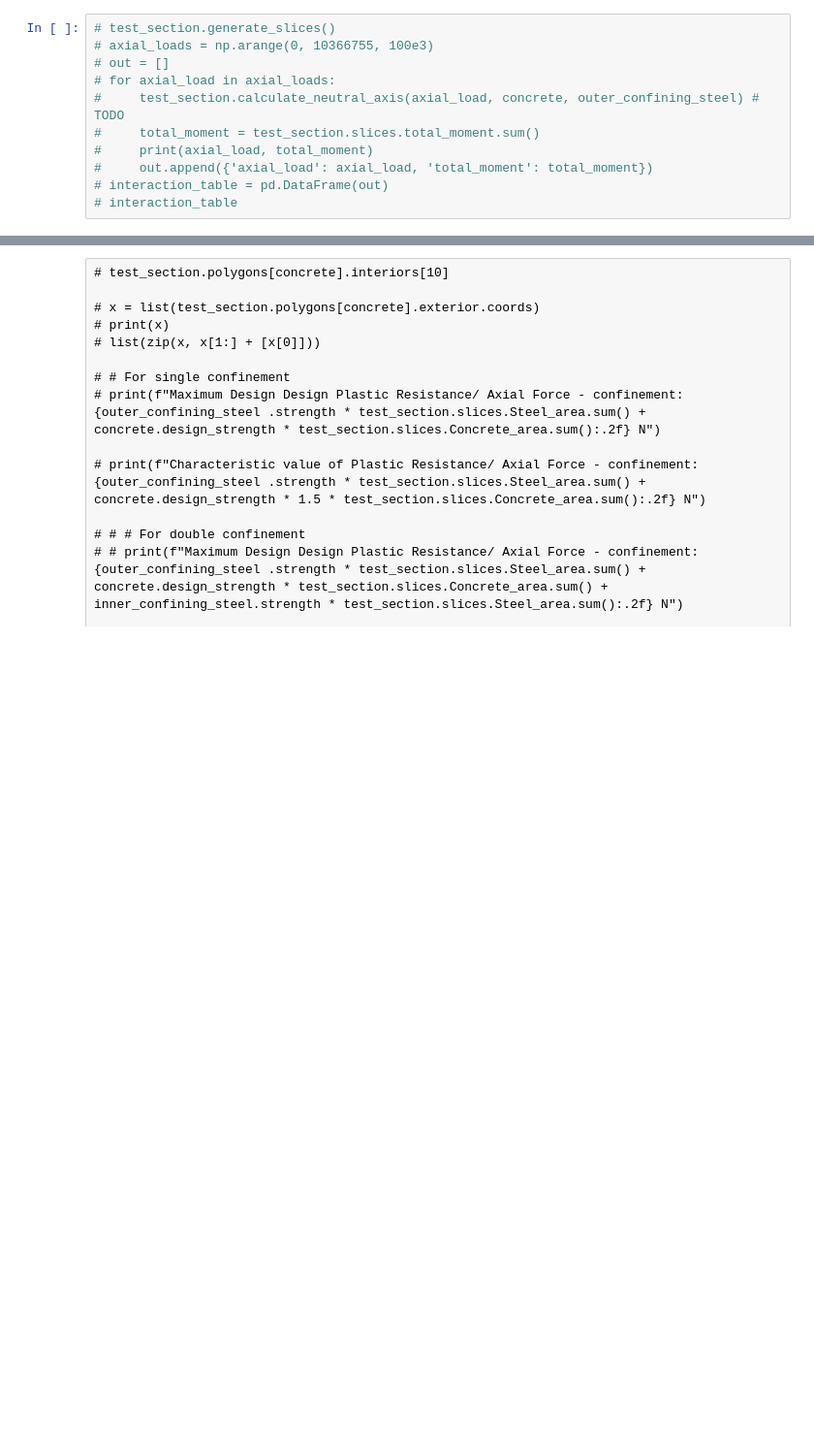
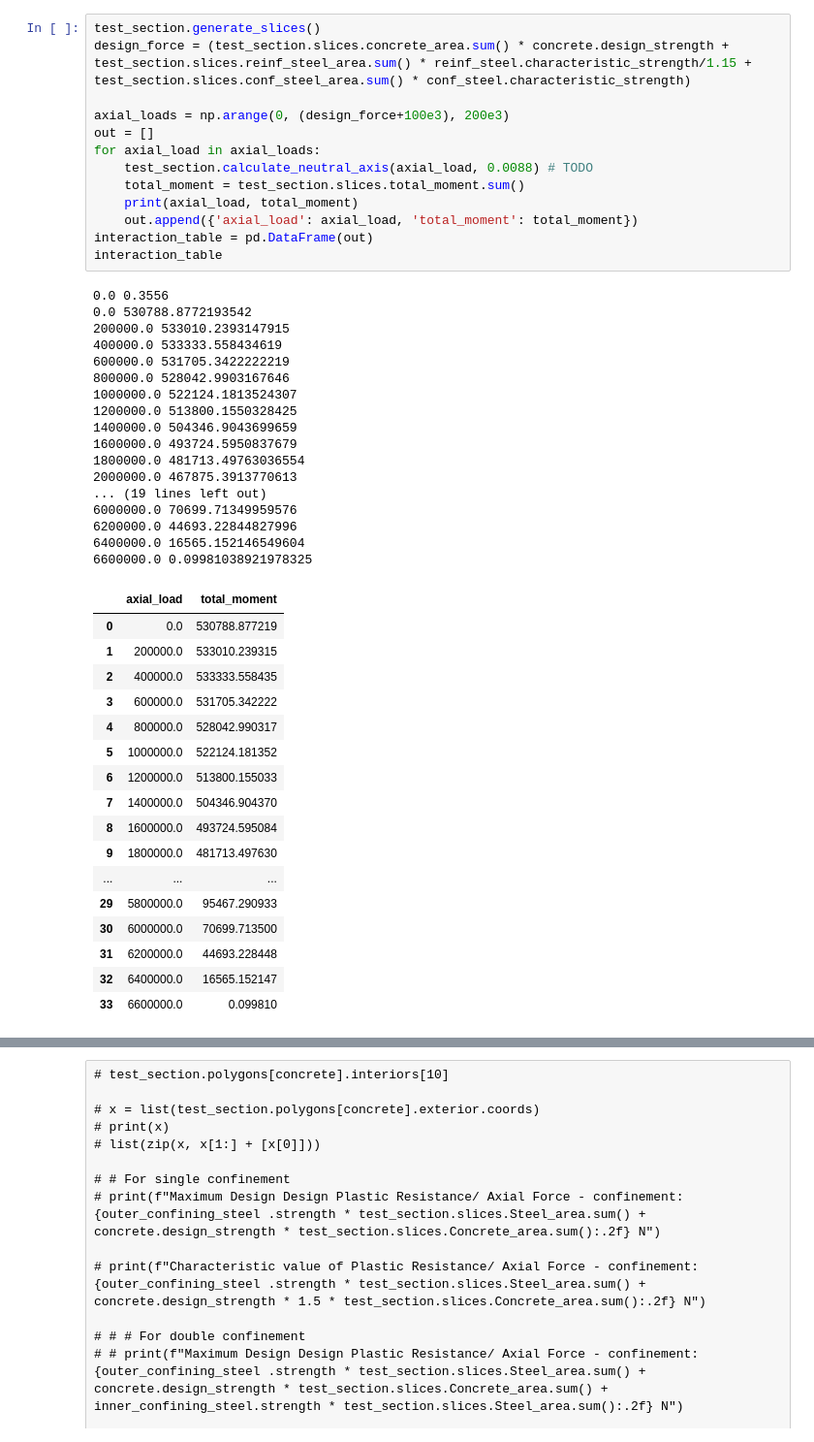
Before and after one commit to AntigoniChatzidaki/Thesis-Section-Analysis, a Jupyter notebook: Section_Analysis.ipynb, the cells around one changed output, grey strips where cells are left out. Shown at 97% size. Saved outputs shown, nothing was run; the diff lists cells and outputs as text; blank space fills up the shorter version.

```diff
--- a/Section_Analysis.ipynb
+++ b/Section_Analysis.ipynb
@@ -173,12 +269,49 @@ plt.savefig("600-Level00- Test - Max N.svg", format="svg")
 # %%
-# test_section.generate_slices()
-# axial_loads = np.arange(0, 10366755, 100e3)
-# out = []
-# for axial_load in axial_loads:
-#     test_section.calculate_neutral_axis(axial_load, concrete, outer_confining_steel) # TODO
-#     total_moment = test_section.slices.total_moment.sum()
-#     print(axial_load, total_moment)
-#     out.append({'axial_load': axial_load, 'total_moment': total_moment})
-# interaction_table = pd.DataFrame(out)
-# interaction_table
+test_section.generate_slices()
+design_force = (test_section.slices.concrete_area.sum() * concrete.design_strength + test_section.slices.reinf_steel_area.sum() * reinf_steel.characteristic_strength/1.15 + test_section.slices.conf_steel_area.sum() * conf_steel.characteristic_strength)
+
+axial_loads = np.arange(0, (design_force+100e3), 200e3)
+out = []
+for axial_load in axial_loads:
+    test_section.calculate_neutral_axis(axial_load, 0.0088) # TODO
+    total_moment = test_section.slices.total_moment.sum()
+    print(axial_load, total_moment)
+    out.append({'axial_load': axial_load, 'total_moment': total_moment})
+interaction_table = pd.DataFrame(out)
+interaction_table
+# %% [output]
+0.0 0.3556
+0.0 530788.8772193542
+200000.0 533010.2393147915
+400000.0 533333.558434619
+600000.0 531705.3422222219
+800000.0 528042.9903167646
+1000000.0 522124.1813524307
+1200000.0 513800.1550328425
+1400000.0 504346.9043699659
+1600000.0 493724.5950837679
+1800000.0 481713.49763036554
+2000000.0 467875.3913770613
+... (19 lines left out)
+6000000.0 70699.71349959576
+6200000.0 44693.22844827996
+6400000.0 16565.152146549604
+6600000.0 0.09981038921978325
+|  | axial_load | total_moment |
+| 0 | 0.0 | 530788.877219 |
+| 1 | 200000.0 | 533010.239315 |
+| 2 | 400000.0 | 533333.558435 |
+| 3 | 600000.0 | 531705.342222 |
+| 4 | 800000.0 | 528042.990317 |
+| 5 | 1000000.0 | 522124.181352 |
+| 6 | 1200000.0 | 513800.155033 |
+| 7 | 1400000.0 | 504346.904370 |
+| 8 | 1600000.0 | 493724.595084 |
+| 9 | 1800000.0 | 481713.497630 |
+| ... | ... | ... |
+| 29 | 5800000.0 | 95467.290933 |
+| 30 | 6000000.0 | 70699.713500 |
+| 31 | 6200000.0 | 44693.228448 |
+| 32 | 6400000.0 | 16565.152147 |
+| 33 | 6600000.0 | 0.099810 |
 # %%
```
Also changed, not shown: parts of 8 cells of this notebook, 10 other files.
